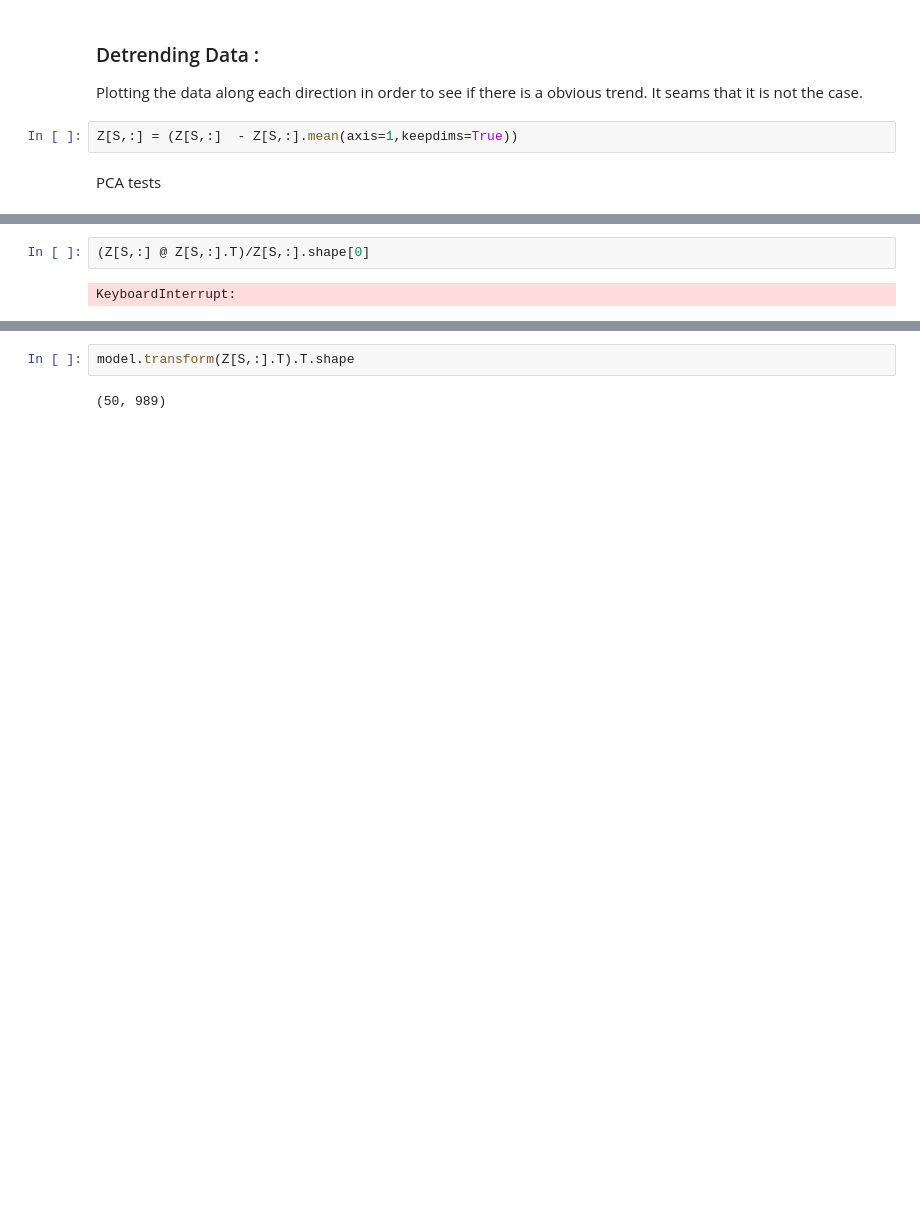
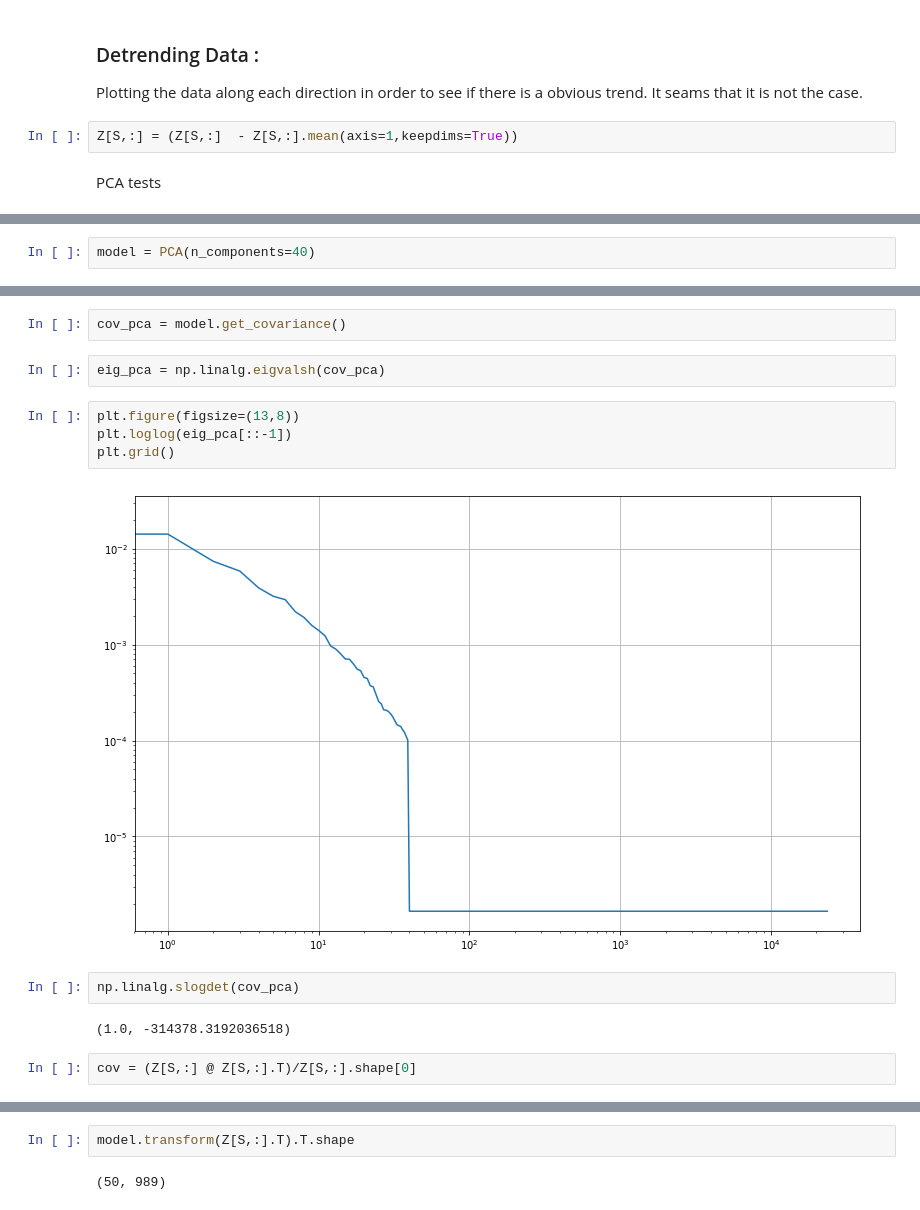
Before and after one commit to adrianlwn/MScProject_OptSensors_GP, a Jupyter notebook: Sensor Optimisation PCA.ipynb, the cells around one changed output, grey strips where cells are left out. Cells and saved outputs as stored; diff of their text form; blank space fills up the shorter version.

```diff
--- a/Sensor Optimisation PCA.ipynb
+++ b/Sensor Optimisation PCA.ipynb
@@ -102,0 +182,2 @@ Z[S,:].shape[0]
+# %%
+model = PCA(n_components=40)
@@ -103,4 +189,16 @@ Z[S,:].shape[0]
+# %%
+cov_pca = model.get_covariance()
+# %%
+eig_pca = np.linalg.eigvalsh(cov_pca)
+# %%
+plt.figure(figsize=(13,8))
+plt.loglog(eig_pca[::-1])
+plt.grid()
+# %% [output]
+[figure, added]
+# %%
+np.linalg.slogdet(cov_pca)
+# %% [output]
+(1.0, -314378.3192036518)
 # %%
-(Z[S,:] @ Z[S,:].T)/Z[S,:].shape[0]
+cov = (Z[S,:] @ Z[S,:].T)/Z[S,:].shape[0]
-# %% [output]
-KeyboardInterrupt:
```
Also changed, not shown: parts of 46 cells of this notebook.
